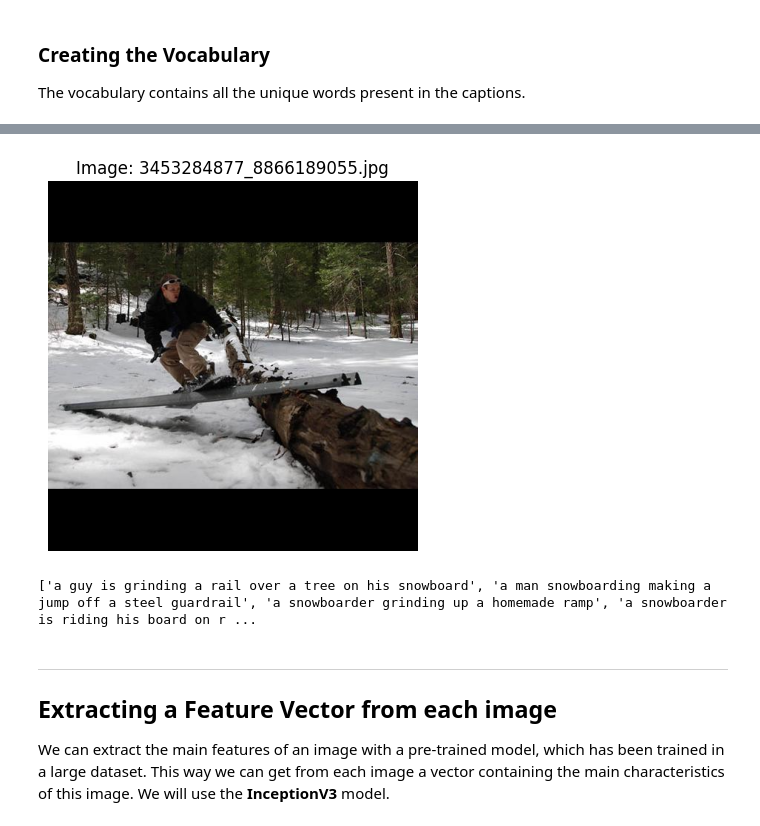
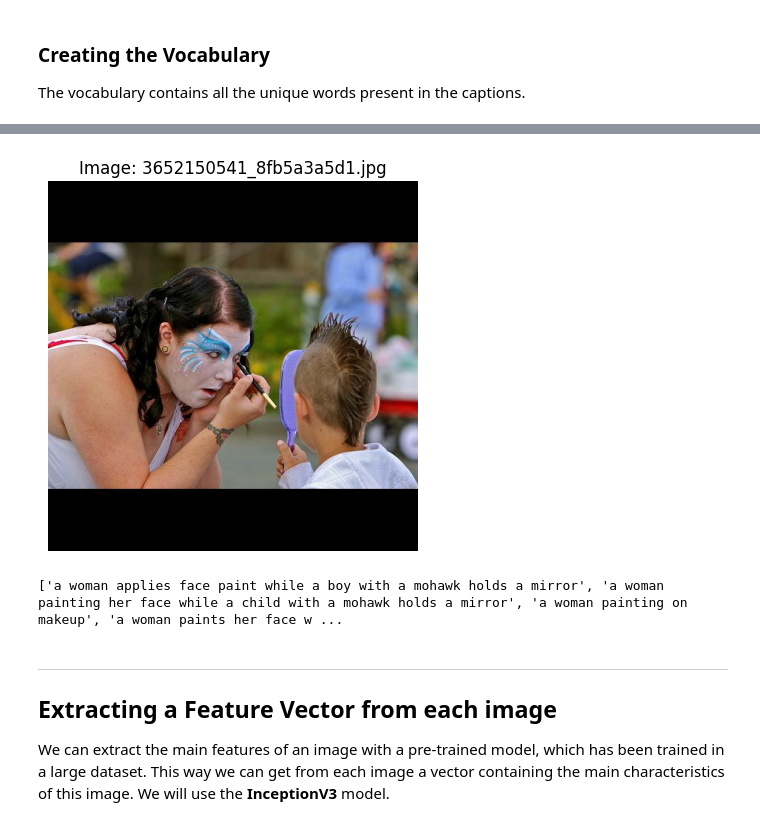
Before and after one commit to JustinJuhel/ImageCaptionGenerator, a Jupyter notebook: main.ipynb, the cells around one changed output, grey strips where cells are left out. Saved outputs shown, nothing was run; the diff lists cells and outputs as text; code cells hidden in the pictures.

Commit message:
training

```diff
--- a/main.ipynb
+++ b/main.ipynb
@@ -105,14 +106,14 @@ ___
 # %%
-train_data, val_data, test_data, train_captions, val_captions, test_captions = split_and_save_data(image_arrays, image_captions, save_folderpath=split_data)
+train_data, test_data, train_captions, test_captions = split_and_save_data(image_arrays, image_captions, save_folderpath=split_data)
 # %%
-i = 129
+i = 128
 visualize_image(train_data, i)
 print(
     get_captions(train_captions, i)
 )
 # %% [output]
-[figure, old version]
+[figure, new version]
-['a guy is grinding a rail over a tree on his snowboard', 'a man snowboarding making a jump off a steel guardrail', 'a snowboarder grinding up a homemade ramp', 'a snowboarder is riding his board on r ...
+['a woman applies face paint while a boy with a mohawk holds a mirror', 'a woman painting her face while a child with a mohawk holds a mirror', 'a woman painting on makeup', 'a woman paints her face w ...
 # %% [markdown]
 ___
 ## Extracting a Feature Vector from each image
```
Also changed, not shown: parts of 25 cells of this notebook, 5 other files.
